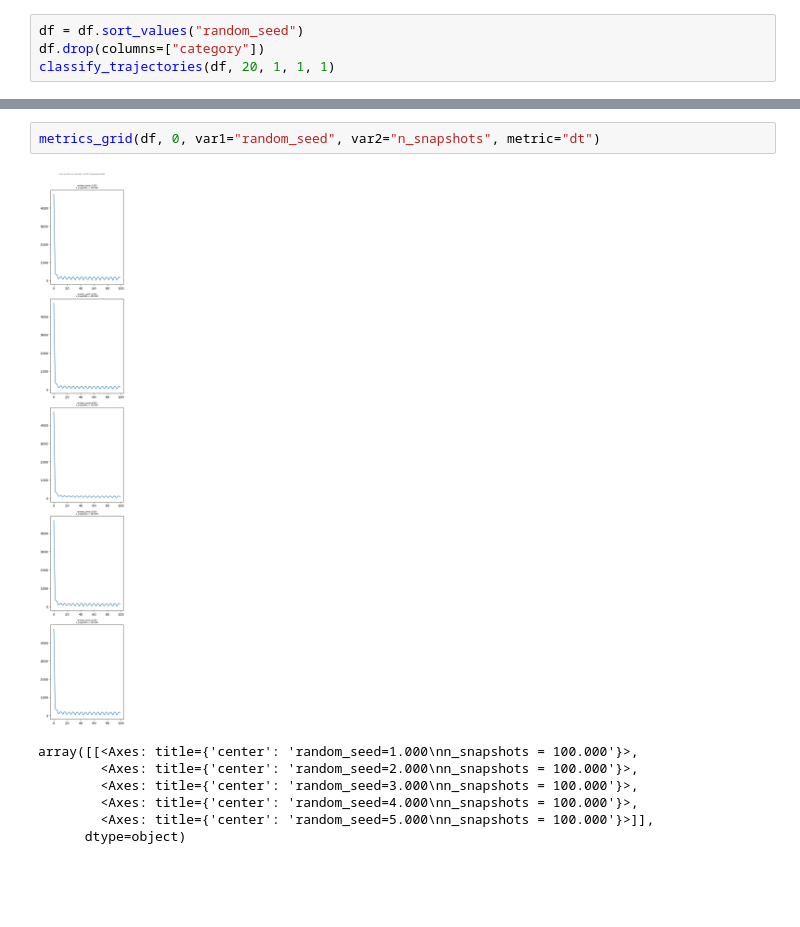
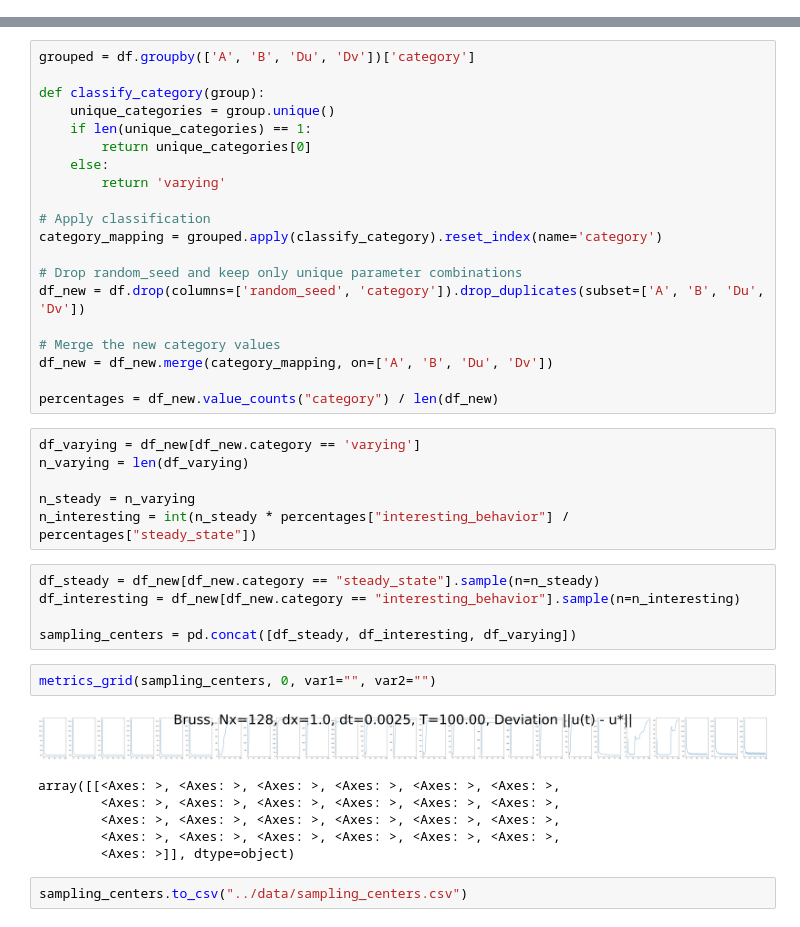
Before and after one commit to valentinvogt/pde-solvers-cuda, a Jupyter notebook: analysis/big_run.ipynb, the cells around one changed output, grey strips where cells are left out. Cells and saved outputs as stored; diff of their text form; blank space fills up the shorter version.

```diff
--- a/analysis/big_run.ipynb
+++ b/analysis/big_run.ipynb
@@ -162,4 +71,0 @@ df = filter_df(df, A=0.5, B=1.25, Du=1.0, Dv=4.0)
-# %%
-df = df.sort_values("random_seed")
-df.drop(columns=["category"])
-classify_trajectories(df, 20, 1, 1, 1)
@@ -178,10 +72,42 @@ classify_trajectories(df, 20, 1, 1, 1)
+# %%
+grouped = df.groupby(['A', 'B', 'Du', 'Dv'])['category']
+
+def classify_category(group):
+    unique_categories = group.unique()
+    if len(unique_categories) == 1:
+        return unique_categories[0]
+    else:
+        return 'varying'
+
+# Apply classification
+category_mapping = grouped.apply(classify_category).reset_index(name='category')
+
+# Drop random_seed and keep only unique parameter combinations
+df_new = df.drop(columns=['random_seed', 'category']).drop_duplicates(subset=['A', 'B', 'Du', 'Dv'])
+
+# Merge the new category values
+df_new = df_new.merge(category_mapping, on=['A', 'B', 'Du', 'Dv'])
+
+percentages = df_new.value_counts("category") / len(df_new)
+# %%
+df_varying = df_new[df_new.category == 'varying']
+n_varying = len(df_varying)
+
+n_steady = n_varying
+n_interesting = int(n_steady * percentages["interesting_behavior"] / percentages["steady_state"])
+# %%
+df_steady = df_new[df_new.category == "steady_state"].sample(n=n_steady)
+df_interesting = df_new[df_new.category == "interesting_behavior"].sample(n=n_interesting)
+
+sampling_centers = pd.concat([df_steady, df_interesting, df_varying])
 # %%
-metrics_grid(df, 0, var1="random_seed", var2="n_snapshots", metric="dt")
+metrics_grid(sampling_centers, 0, var1="", var2="")
 # %% [output]
-[figure, old version]
+[figure, new version]
-array([[<Axes: title={'center': 'random_seed=1.000\nn_snapshots = 100.000'}>,
-        <Axes: title={'center': 'random_seed=2.000\nn_snapshots = 100.000'}>,
-        <Axes: title={'center': 'random_seed=3.000\nn_snapshots = 100.000'}>,
-        <Axes: title={'center': 'random_seed=4.000\nn_snapshots = 100.000'}>,
-        <Axes: title={'center': 'random_seed=5.000\nn_snapshots = 100.000'}>]],
-      dtype=object)
+array([[<Axes: >, <Axes: >, <Axes: >, <Axes: >, <Axes: >, <Axes: >,
+        <Axes: >, <Axes: >, <Axes: >, <Axes: >, <Axes: >, <Axes: >,
+        <Axes: >, <Axes: >, <Axes: >, <Axes: >, <Axes: >, <Axes: >,
+        <Axes: >, <Axes: >, <Axes: >, <Axes: >, <Axes: >, <Axes: >,
+        <Axes: >]], dtype=object)
+# %%
+sampling_centers.to_csv("../data/sampling_centers.csv")
```
Also changed, not shown: parts of 7 cells of this notebook, 11 other files.
